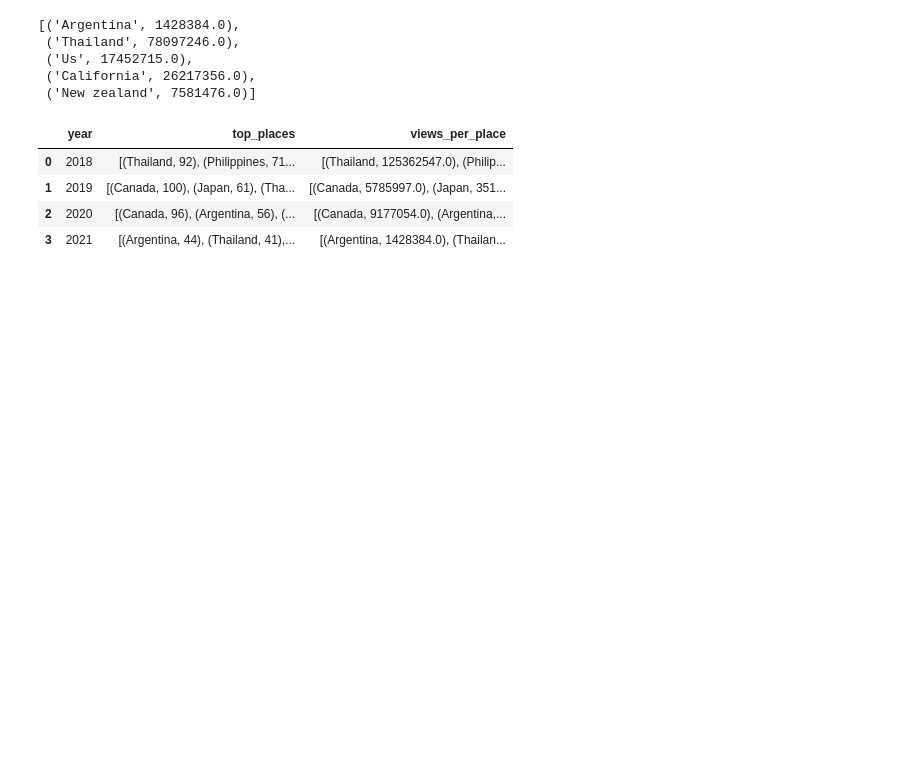
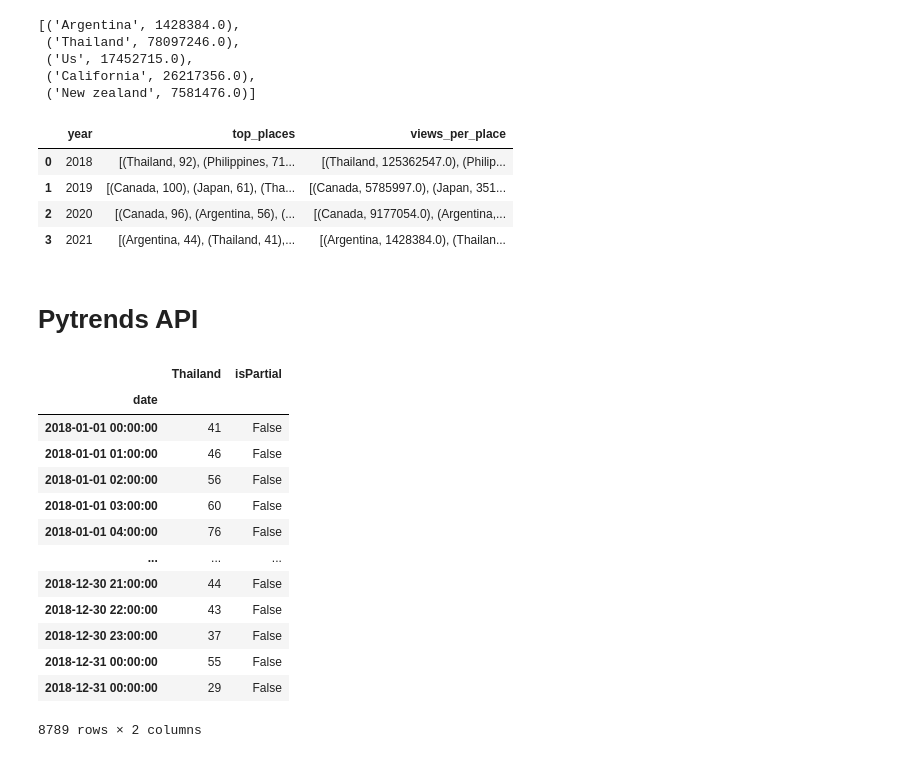
Before and after one commit to Maya-Souza/travel_youtubers_and_tourism, a Jupyter notebook: tests - final project.ipynb, the cells around one changed output. Cells and saved outputs as stored; diff of their text form; code cells hidden in the pictures; blank space fills up the shorter version.

```diff
--- a/tests - final project.ipynb
+++ b/tests - final project.ipynb
@@ -753,0 +759,28 @@ print(places_per_year_by_channel['everywhere'].loc[places_per_year_by_channel['y
+# %% [markdown]
+# Pytrends API
+# %%
+pytrends = TrendReq(hl='en-US', tz=360)
+# %%
+kw_list = ["Thailand"] # list of keywords to get data
+
+pytrends.build_payload(kw_list, timeframe='2018-1-1 2018-12-31')
+# %%
+data = pytrends.get_historical_interest(kw_list, year_start=2018, month_start=1,
+                        day_start=1, year_end=2018, month_end=12, day_end=31)
+
+data
+# %% [output]
+|  | Thailand | isPartial |
+| date |  |  |
+| 2018-01-01 00:00:00 | 41 | False |
+| 2018-01-01 01:00:00 | 46 | False |
+| 2018-01-01 02:00:00 | 56 | False |
+| 2018-01-01 03:00:00 | 60 | False |
+| 2018-01-01 04:00:00 | 76 | False |
+| ... | ... | ... |
+| 2018-12-30 21:00:00 | 44 | False |
+| 2018-12-30 22:00:00 | 43 | False |
+| 2018-12-30 23:00:00 | 37 | False |
+| 2018-12-31 00:00:00 | 55 | False |
+| 2018-12-31 00:00:00 | 29 | False |
+8789 rows × 2 columns
```
Also changed, not shown: parts of 34 cells of this notebook.
